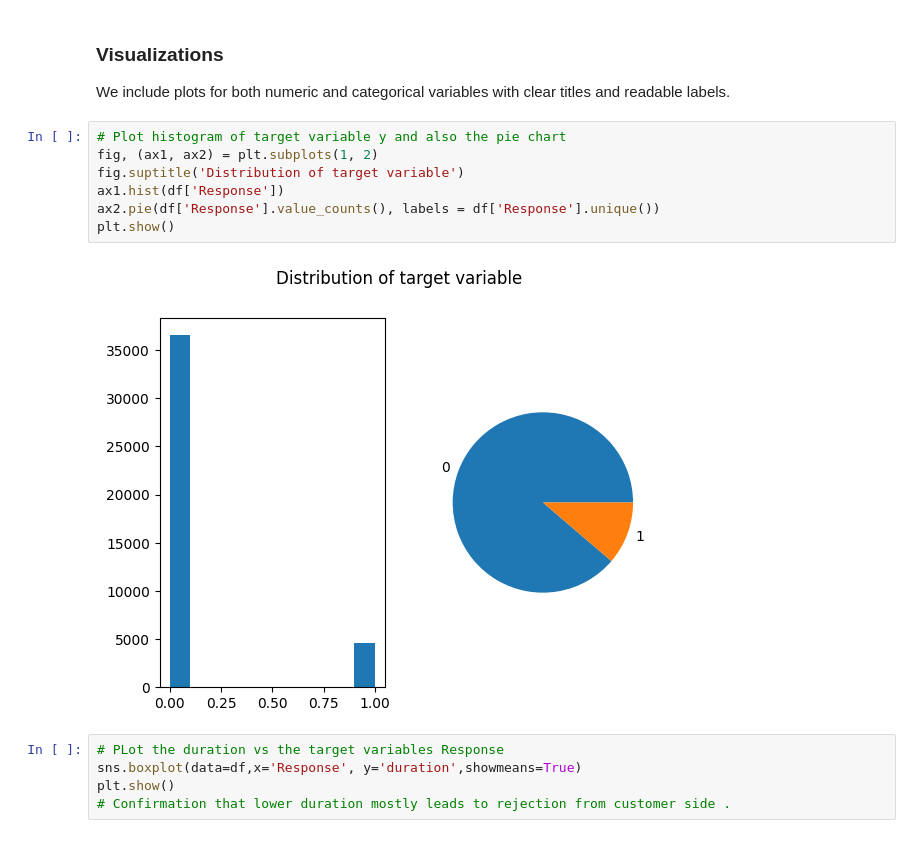
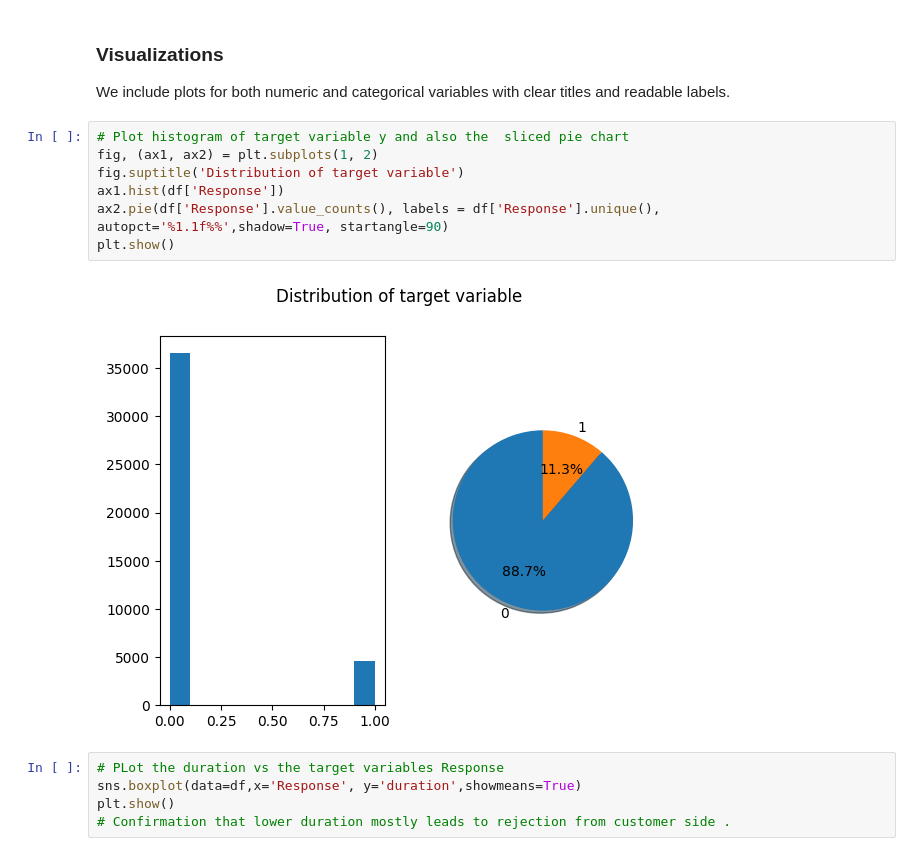
Before and after one commit to Subroy1/MarketingCampaign_ComparingClassifiers, a Jupyter notebook: prompt_III_Assignment17_1.ipynb, the cells around one changed output. Drawn from its saved outputs; the diff is of its cells as text.

```diff
--- a/prompt_III_Assignment17_1.ipynb
+++ b/prompt_III_Assignment17_1.ipynb
@@ -306,14 +307,14 @@ df[df["Response"].isnull()].shape
 ### Visualizations
 We include plots for both numeric and categorical variables with clear titles and readable labels.
 # %%
-# Plot histogram of target variable y and also the pie chart
+# Plot histogram of target variable y and also the  sliced pie chart
 fig, (ax1, ax2) = plt.subplots(1, 2)
 fig.suptitle('Distribution of target variable')
 ax1.hist(df['Response'])
-ax2.pie(df['Response'].value_counts(), labels = df['Response'].unique())
+ax2.pie(df['Response'].value_counts(), labels = df['Response'].unique(), autopct='%1.1f%%',shadow=True, startangle=90)
 plt.show()
 # %% [output]
-[figure, old version]
+[figure, new version]
 # %%
 # PLot the duration vs the target variables Response
 sns.boxplot(data=df,x='Response', y='duration',showmeans=True)
```
Also changed, not shown: parts of 42 cells of this notebook.
